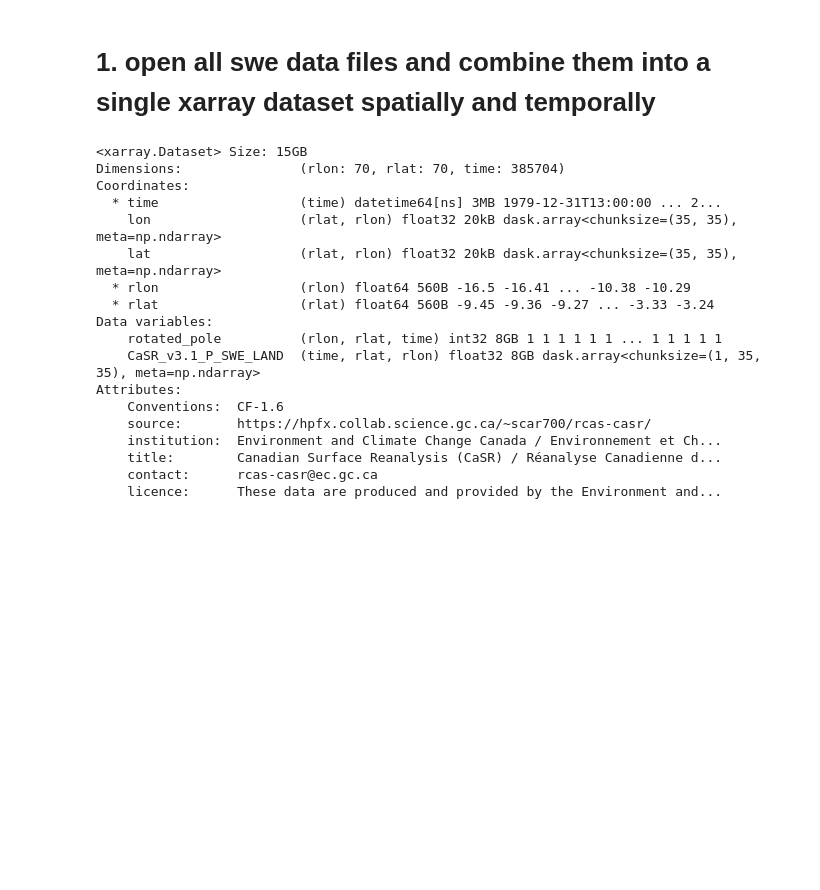
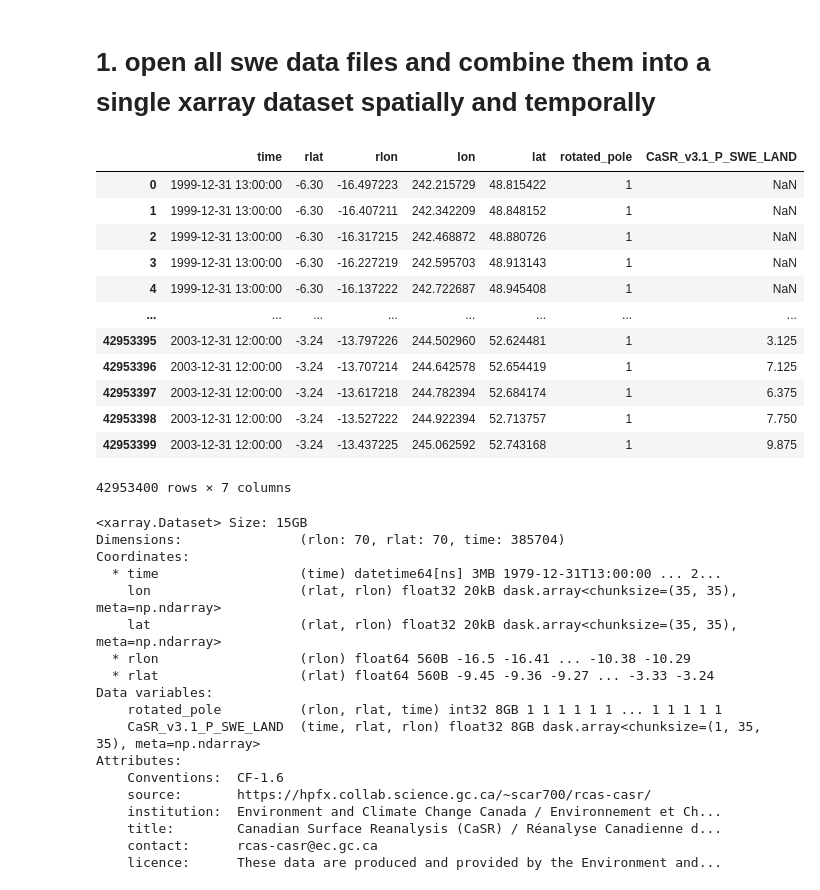
Before and after one commit to hasithajayamaha/snowdroughtindex-main, a Jupyter notebook: notebooks/workflows/0.3_CaSR_data_preparation.ipynb, the cells around one changed output. Saved outputs shown, nothing was run; the diff lists cells and outputs as text; code cells hidden in the pictures; blank space fills up the shorter version.

```diff
--- a/notebooks/workflows/0.3_CaSR_data_preparation.ipynb
+++ b/notebooks/workflows/0.3_CaSR_data_preparation.ipynb
@@ -17,4 +17,22 @@ output_path = r'C:\Users\walimunige.rupasingh\OneDrive - University of Calgary\D
 shapefile_path = r'C:\Users\walimunige.rupasingh\OneDrive - University of Calgary\Documents\GitHub\snowdroughtindex-main\data\input_data\Elevation\Bow_elevation_combined.shp'
 # %% [markdown]
 # 1. open all swe data files and combine them into a single xarray dataset spatially and temporally
+# %%
+swe = xr.open_dataset(data_path + 'CaSR_v3.1_P_SWE_LAND_rlon211-245_rlat421-455_2000-2003.nc')
+dataframe = swe.to_dataframe().reset_index()
+display(dataframe)
+# %% [output]
+|  | time | rlat | rlon | lon | lat | rotated_pole | CaSR_v3.1_P_SWE_LAND |
+| 0 | 1999-12-31 13:00:00 | -6.30 | -16.497223 | 242.215729 | 48.815422 | 1 | NaN |
+| 1 | 1999-12-31 13:00:00 | -6.30 | -16.407211 | 242.342209 | 48.848152 | 1 | NaN |
+| 2 | 1999-12-31 13:00:00 | -6.30 | -16.317215 | 242.468872 | 48.880726 | 1 | NaN |
+| 3 | 1999-12-31 13:00:00 | -6.30 | -16.227219 | 242.595703 | 48.913143 | 1 | NaN |
+| 4 | 1999-12-31 13:00:00 | -6.30 | -16.137222 | 242.722687 | 48.945408 | 1 | NaN |
+| ... | ... | ... | ... | ... | ... | ... | ... |
+| 42953395 | 2003-12-31 12:00:00 | -3.24 | -13.797226 | 244.502960 | 52.624481 | 1 | 3.125 |
+| 42953396 | 2003-12-31 12:00:00 | -3.24 | -13.707214 | 244.642578 | 52.654419 | 1 | 7.125 |
+| 42953397 | 2003-12-31 12:00:00 | -3.24 | -13.617218 | 244.782394 | 52.684174 | 1 | 6.375 |
+| 42953398 | 2003-12-31 12:00:00 | -3.24 | -13.527222 | 244.922394 | 52.713757 | 1 | 7.750 |
+| 42953399 | 2003-12-31 12:00:00 | -3.24 | -13.437225 | 245.062592 | 52.743168 | 1 | 9.875 |
+42953400 rows × 7 columns
 # %%
```
Also changed, not shown: parts of 15 cells of this notebook.
